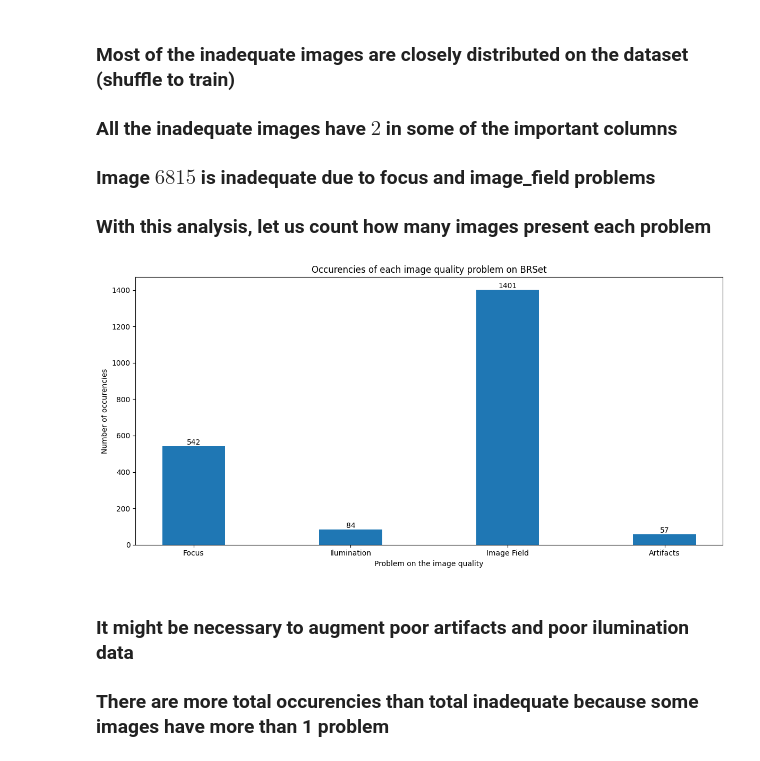
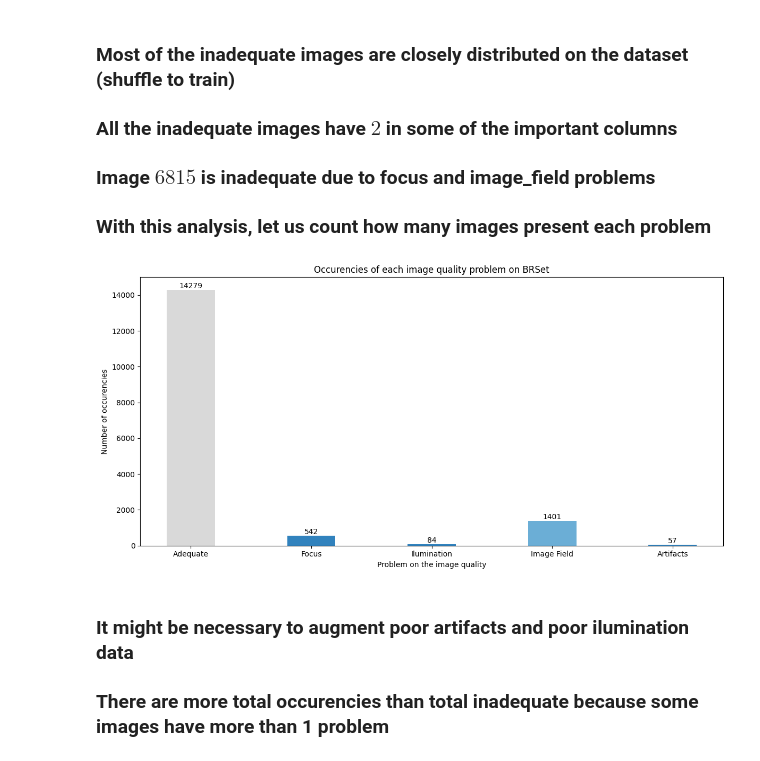
Before and after one commit to roddd35/IQA-for-retinal-fundus-images, a Jupyter notebook: data_analysis/data_analysis.ipynb, the cells around one changed output. Cells and saved outputs as stored; diff of their text form; code cells hidden in the pictures.

```diff
--- a/data_analysis/data_analysis.ipynb
+++ b/data_analysis/data_analysis.ipynb
@@ -29,0 +10,4 @@ data.head(15)
+# %%
+path = '/Users/rodrigomichelassi/Documents/USP/IQA-Motorola/data/brset/physionet.org/files/brazilian-ophthalmological/1.0.0/labels.csv'
+data = pd.read_csv(path, sep=',')
+data.head(15)
@@ -83,6 +85,7 @@ data[important_columns].iloc[6800:6850]
 ### Image $6815$ is inadequate due to focus and image_field problems
 ### With this analysis, let us count how many images present each problem
 # %%
+qtd_adequate = 0
 qtd_focus = 0
 qtd_ilumination = 0
 qtd_field = 0
@@ -98,28 +101,34 @@ for i in range(data.shape[0]):
             qtd_field += 1
         if data['artifacts'][i] == 2:
             qtd_artifact += 1
+    else:
+        qtd_adequate += 1
 # %%
 data_amounts = []
 
+data_amounts.append(qtd_adequate)
 data_amounts.append(qtd_focus)
 data_amounts.append(qtd_ilumination)
 data_amounts.append(qtd_field)
 data_amounts.append(qtd_artifact)
 
-labels = ['Focus', 'Ilumination', 'Image Field', 'Artifacts']
+labels = ['Adequate', 'Focus', 'Ilumination', 'Image Field', 'Artifacts']
 
 # plt.grid()
+my_cmap = plt.get_cmap("tab20c")
+rescale = lambda y: (y - np.min(y)) / (np.max(y) - np.min(y))
+
 plt.figure(figsize=(12,6))
-plt.bar(labels, data_amounts, width=0.4)
+plt.bar(labels, data_amounts, width=0.4, color=my_cmap(rescale(data_amounts)))
 plt.xlabel("Problem on the image quality")
 plt.ylabel("Number of occurencies")
 plt.title("Occurencies of each image quality problem on BRSet")
 for i, val in enumerate(data_amounts):
     plt.text(i, val + 0.1, str(val), ha='center', va='bottom')
 plt.tight_layout()
 plt.show()
 # %% [output]
-[figure, old version]
+[figure, new version]
 # %% [markdown]
 ### It might be necessary to augment poor artifacts and poor ilumination data
 ### There are more total occurencies than total inadequate because some images have more than 1 problem
```
Also changed, not shown: parts of 3 cells of this notebook, 46 other files.
